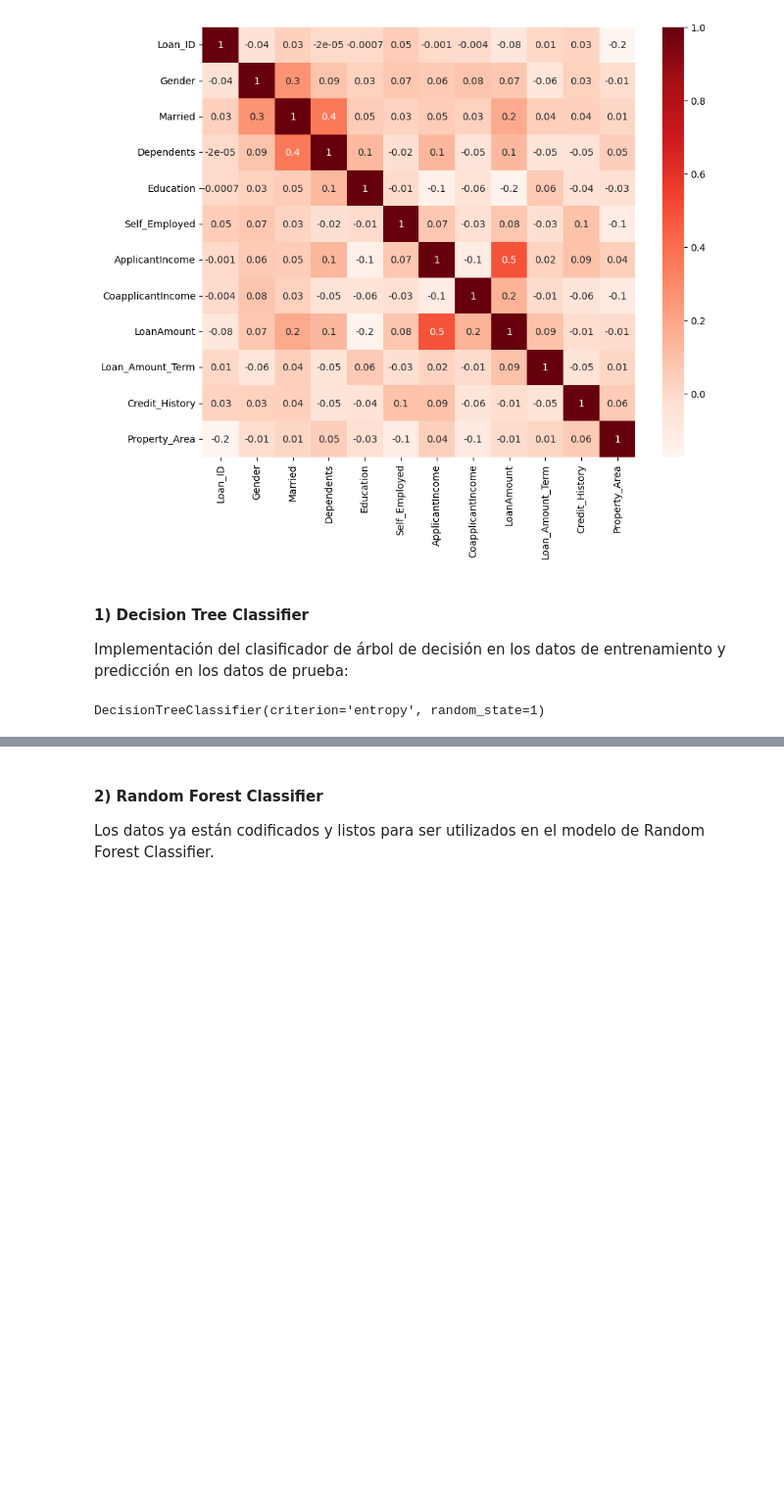
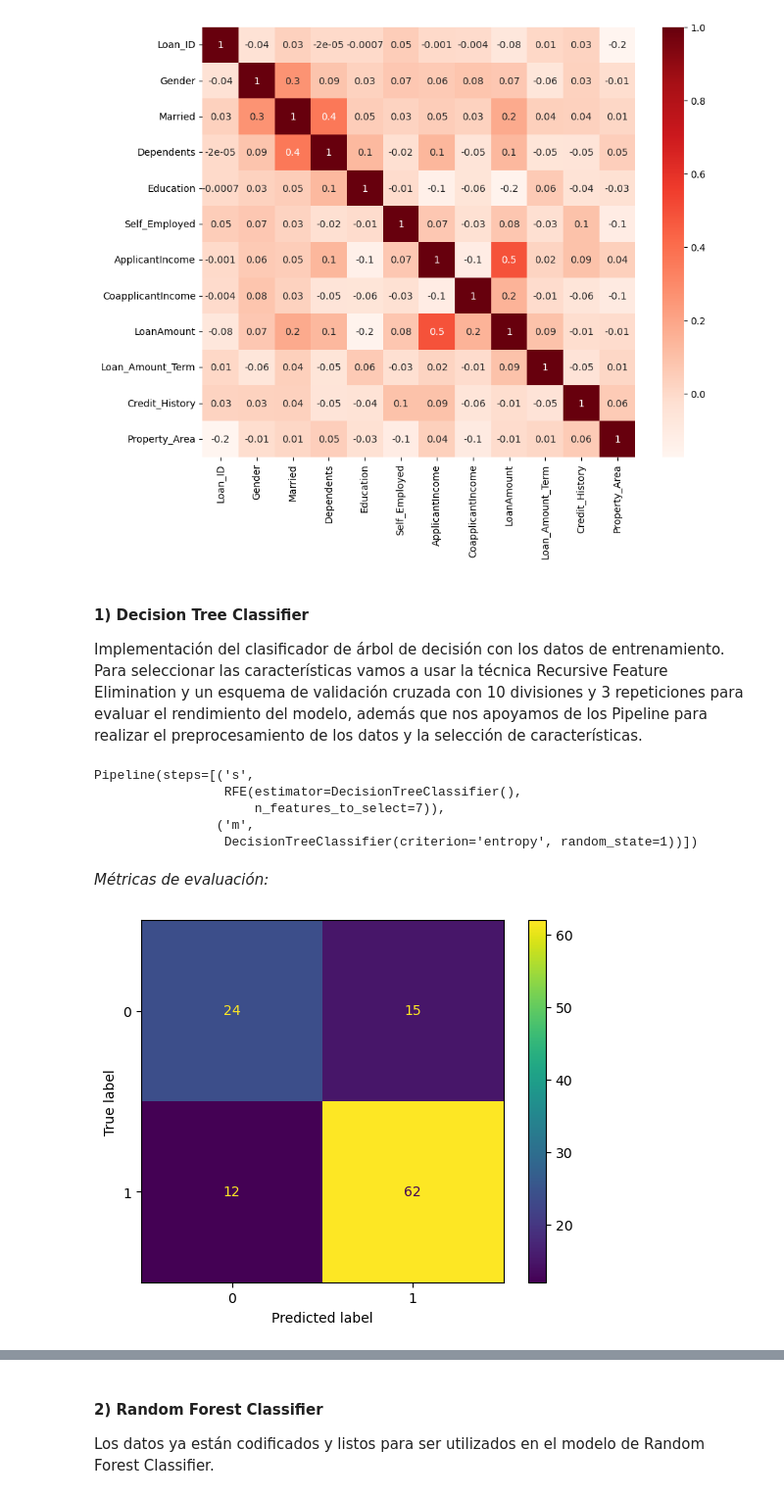
Before and after one commit to CristianPerafan/ArtificiallIntelligence, a Jupyter notebook: Primera parte/Lab.ipynb, the cells around one changed output, grey strips where cells are left out. Shown at 98% size. Cells and saved outputs as stored; diff of their text form; code cells hidden in the pictures; blank space fills up the shorter version.

```diff
--- a/Primera parte/Lab.ipynb
+++ b/Primera parte/Lab.ipynb
@@ -792,8 +795,14 @@ plt.show()
 [figure]
 # %%
 # Train set
-X_train = train.drop(['Loan_ID', 'Loan_Status'], axis=1).values
-y_train = train['Loan_Status']
+from sklearn.model_selection import train_test_split
+
+
+X = train.drop(['Loan_ID', 'Loan_Status'], axis=1).values
+y = train['Loan_Status']
+
+# Dividir el dataset en entrenamiento y test
+X_train, X_test, y_train, y_test = train_test_split(X, y, test_size=0.2, random_state=42)
 # %%
 # Test set
-X_test = test.drop(['Loan_ID'], axis=1).values
+X_file = test.drop(['Loan_ID'], axis=1).values
@@ -800,13 +811,38 @@ X_test = test.drop(['Loan_ID'], axis=1).values
 # %% [markdown]
 #### 1) Decision Tree Classifier
 
-Implementación del clasificador de árbol de decisión en los datos de entrenamiento y predicción en los datos de prueba:
+Implementación del clasificador de árbol de decisión con los datos de entrenamiento. Para seleccionar las características vamos a usar la técnica Recursive Feature Elimination y un esquema de validación cruzada con 10 divisiones y 3 repeticiones para evaluar el rendimiento del modelo, además que nos apoyamos de los Pipeline para realizar el preprocesamiento de los datos y la selección de características.
 # %%
 # Modelo
 from sklearn.tree import DecisionTreeClassifier
 
 Dtree = DecisionTreeClassifier(random_state=1,criterion='entropy')
-# %%
-Dtree.fit(X_train, y_train)
-# %% [output]
-DecisionTreeClassifier(criterion='entropy', random_state=1)
+# %%
+rfe = RFE(estimator=DecisionTreeClassifier(), n_features_to_select=7)
+Dtree = DecisionTreeClassifier(random_state=1,criterion='entropy')
+pipeline = Pipeline(steps=[('s',rfe),('m',Dtree)])
+# evaluate model
+cv = RepeatedStratifiedKFold(n_splits=10, n_repeats=3, random_state=1)
+n_scores = cross_val_score(pipeline, X_train, y_train, scoring='accuracy', cv=cv, n_jobs=-1, error_score='raise')
+
+pipeline.fit(X_train, y_train)
+# report performance
+# %% [output]
+Pipeline(steps=[('s',
+                 RFE(estimator=DecisionTreeClassifier(),
+                     n_features_to_select=7)),
+                ('m',
+                 DecisionTreeClassifier(criterion='entropy', random_state=1))])
+# %% [markdown]
+*Métricas de evaluación:*
+# %%
+y_pred = pipeline.predict(X_test)
+
+confusion_matrix = metrics.confusion_matrix(y_test, y_pred)
+
+cm_display = metrics.ConfusionMatrixDisplay(confusion_matrix = confusion_matrix, display_labels = [0, 1])
+
+cm_display.plot()
+plt.show()
+# %% [output]
+[figure, added]
```
Also changed, not shown: parts of 27 cells of this notebook, 5 other files.
